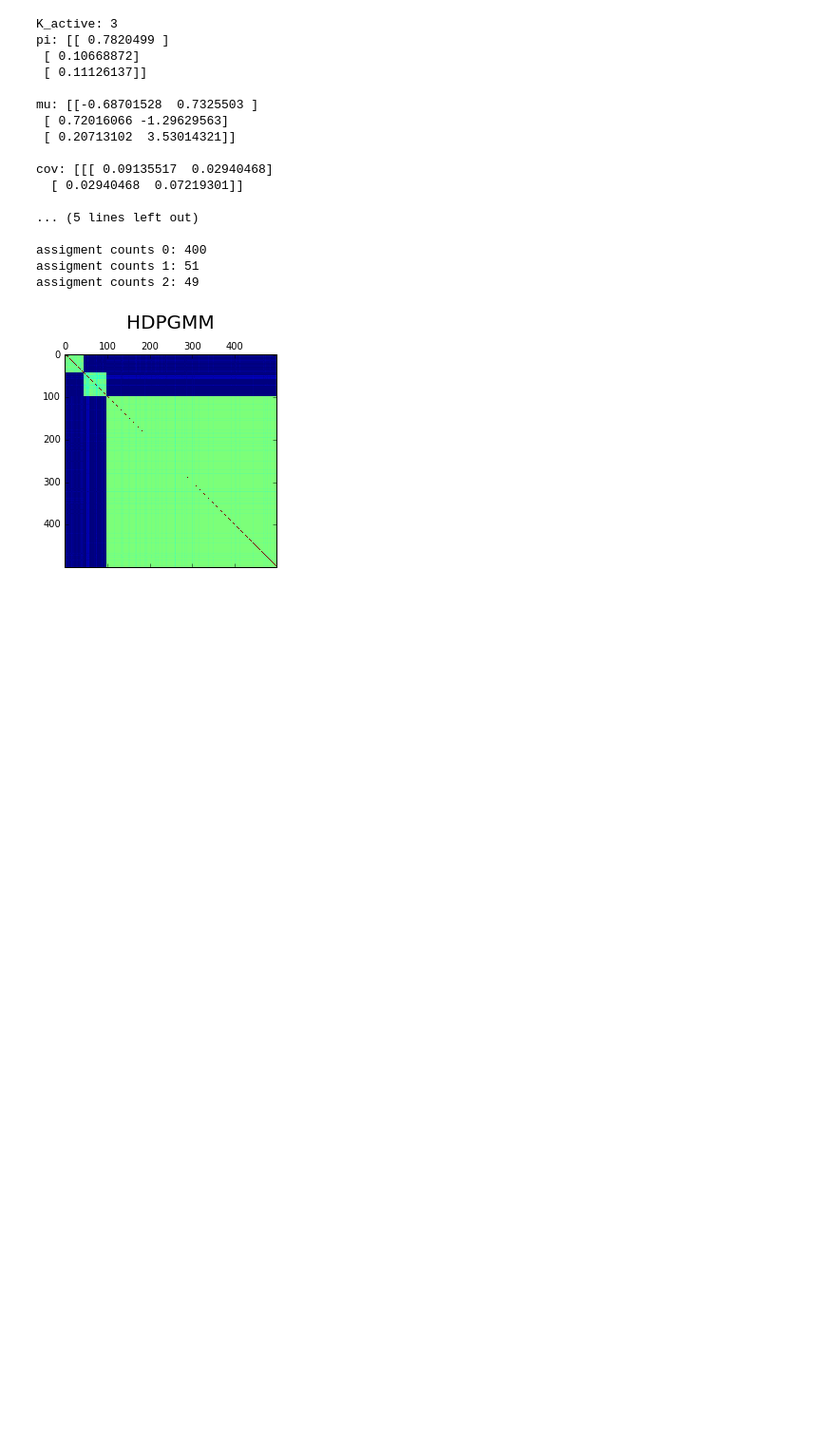
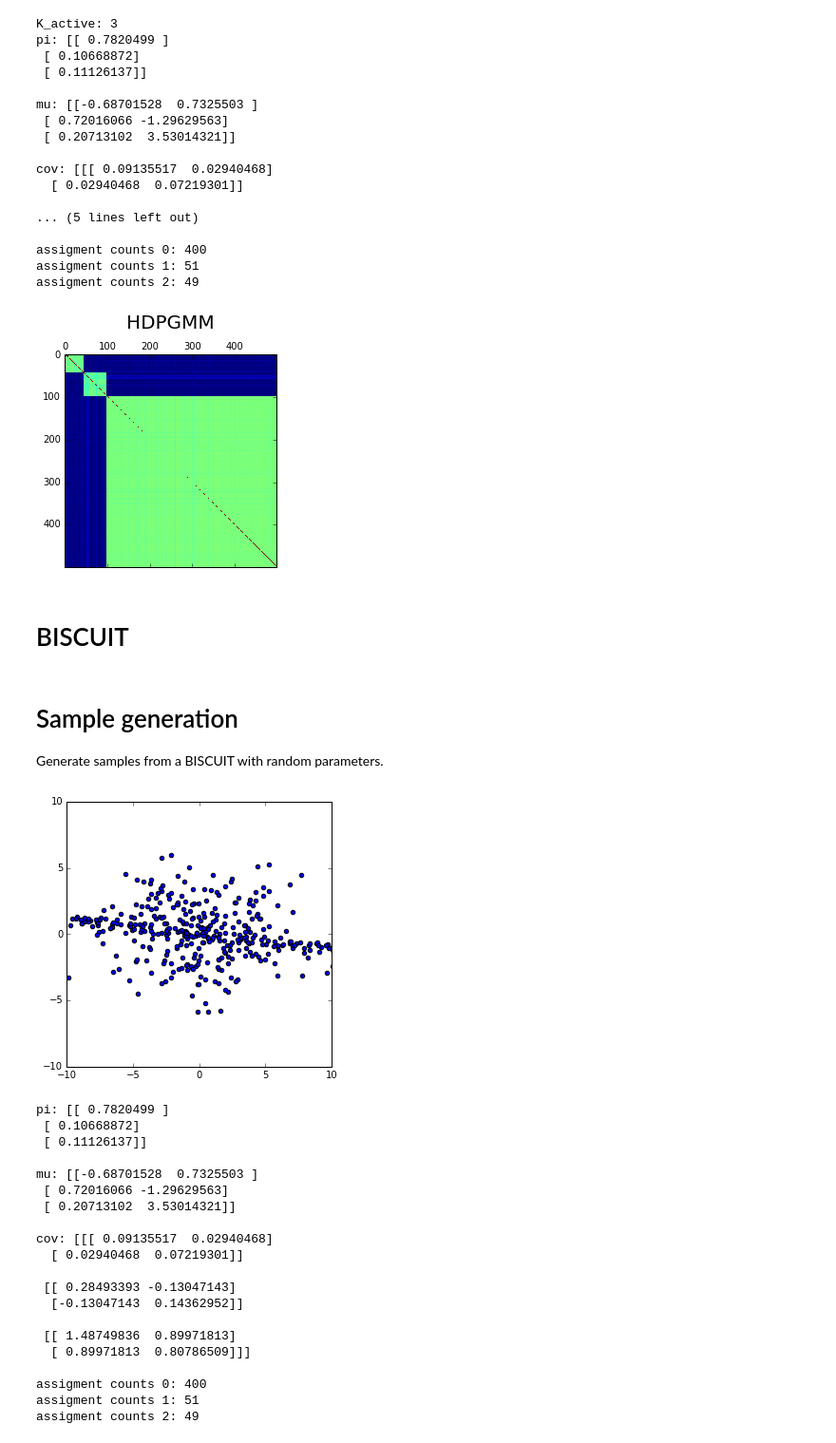
Before and after one commit to pedrofale/Thesis-Code, a Jupyter notebook: notebooks/Experiments.ipynb, the cells around one changed output. Shown at 95% size. Drawn from its saved outputs; the diff is of its cells as text; code cells hidden in the pictures; blank space fills up the shorter version.

Commit message:
add Biscuit experiment

```diff
--- a/notebooks/Experiments.ipynb
+++ b/notebooks/Experiments.ipynb
@@ -20,7 +22,7 @@ d = 2
 K = 3
 
 # Feed
-X = multivariate_normal.rvs(mean=[0., 0.], cov=np.eye(2), size = N)
+X = multivariate_normal.rvs(mean=[0., 0.], cov=np.eye(d), size = N)
 
 # Create a random DPGMM and sample from it
 dpgmm = DPGMM()
@@ -127,3 +129,5 @@ ttl.set_position([.5, 1.10])
 plt.show()
 # %% [output]
 [figure]
+# %% [markdown]
+# BISCUIT
@@ -129,0 +136,53 @@ plt.show()
+# %% [markdown]
+# Sample generation
+Generate samples from a BISCUIT with random parameters.
+# %%
+# Settings
+N = 500
+d = 2
+K = 3
+
+# Feed
+X = multivariate_normal.rvs(mean=[0., 0.], cov=np.eye(d), size = N)
+
+# Create a random Biscuit and sample from it
+biscuit = Biscuit()
+biscuit.set_random_parameters(X, K)
+X = biscuit.sample(N, sort=True)
+
+# Plot samples
+fig = plt.figure(figsize=(5,5))
+plt.scatter(X[:, 0], X[:, 1])
+plt.axis([-10, 10, -10, 10])
+plt.show()
+
+print("pi: " + str(dpgmm.pi))
+print("")
+print("mu: " + str(dpgmm.mu))
+print("")
+print("cov: " + str(dpgmm.cov))
+print("")
+for i in range(dpgmm.K_active):
+    print("assigment counts " + str(i) + ": " + str(np.count_nonzero(dpgmm.z == i)))
+# %% [output]
+[figure, added]
+pi: [[ 0.7820499 ]
+ [ 0.10668872]
+ [ 0.11126137]]
+
+mu: [[-0.68701528  0.7325503 ]
+ [ 0.72016066 -1.29629563]
+ [ 0.20713102  3.53014321]]
+
+cov: [[[ 0.09135517  0.02940468]
+  [ 0.02940468  0.07219301]]
+
+ [[ 0.28493393 -0.13047143]
+  [-0.13047143  0.14362952]]
+
+ [[ 1.48749836  0.89971813]
+  [ 0.89971813  0.80786509]]]
+
+assigment counts 0: 400
+assigment counts 1: 51
+assigment counts 2: 49
```
Also changed, not shown: parts of 9 cells of this notebook.
